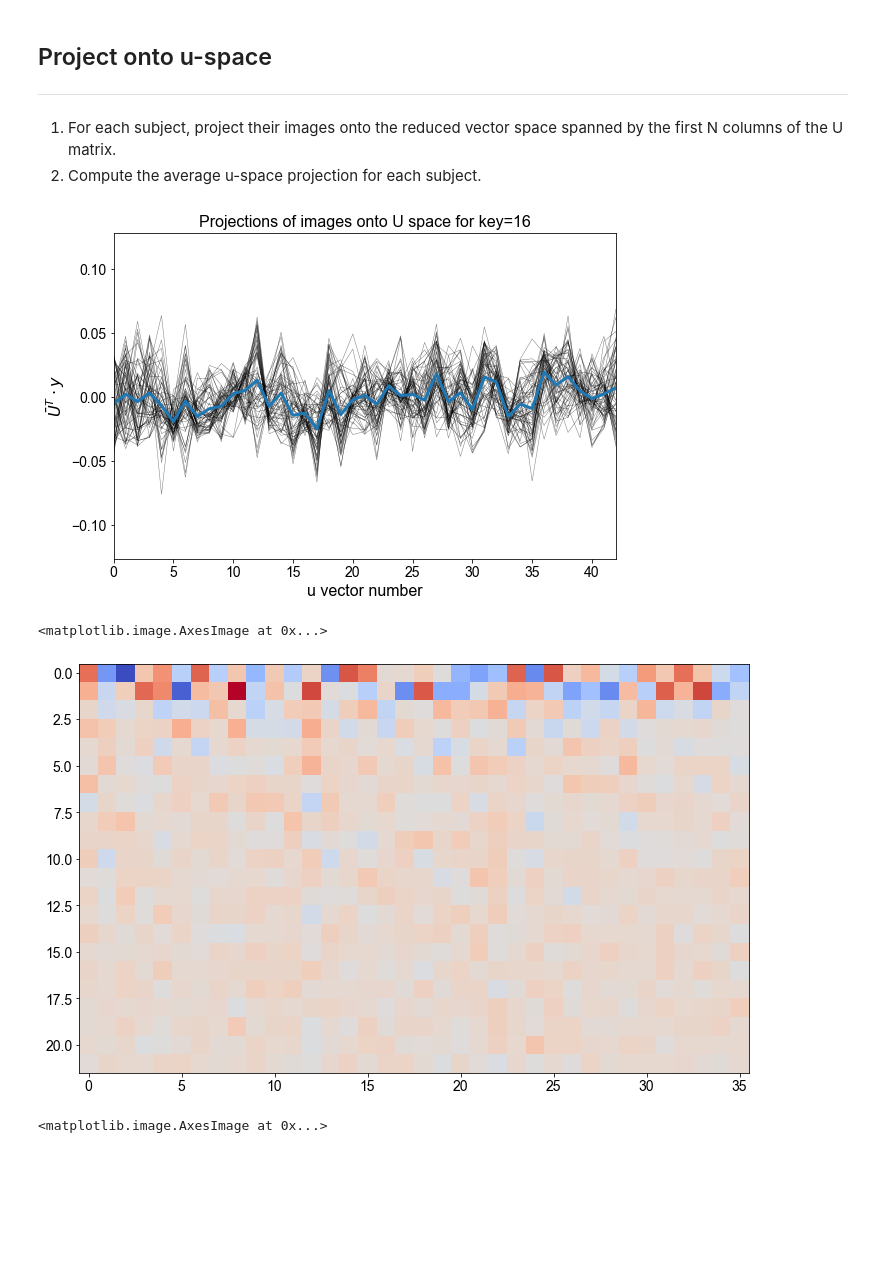
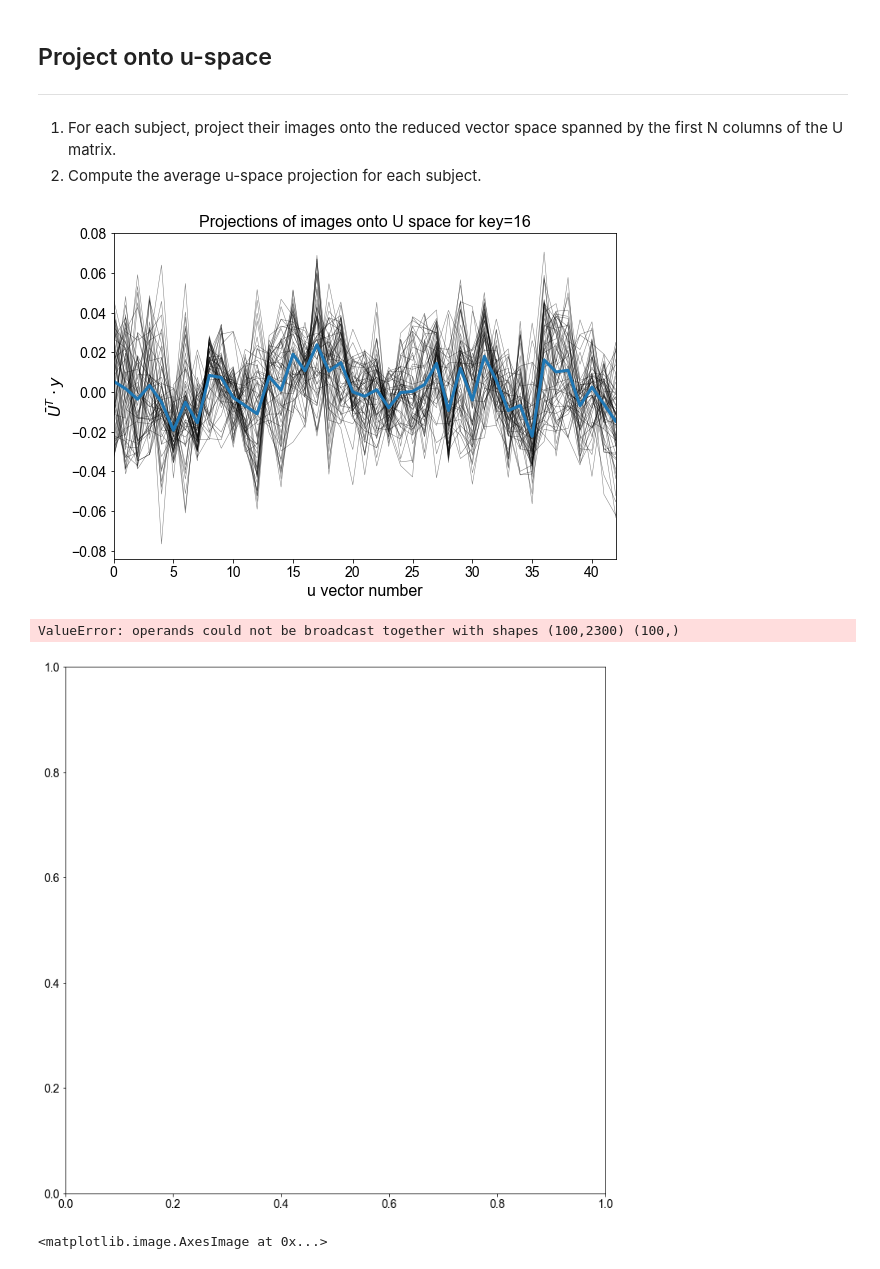
Before and after one commit to igred8/signal, a Jupyter notebook: signal/notebooks/1.0-image-classification-SVD-igad.ipynb, the cells around one changed output. Cells and saved outputs as stored; diff of their text form; code cells hidden in the pictures; blank space fills up the shorter version.

Commit message:
svd: reduce input dimensions

```diff
--- a/signal/notebooks/1.0-image-classification-SVD-igad.ipynb
+++ b/signal/notebooks/1.0-image-classification-SVD-igad.ipynb
@@ -109,7 +115,9 @@ for k in image_keys:
 # %%
-def load_img_vector( filepath, meanvec=None ):
+def load_img_vector( filepath, meanvec=None, smallerinput_pixels=None ):
     img = cv2.imread( filepath, flags=cv2.IMREAD_GRAYSCALE)
     imgvec = np.reshape(img, (-1, ))
+    if smallerinput_pixels is not None:
+        imgvec = imgvec[smallerinput_pixels]
     if meanvec is not None:
         imgvec = imgvec - meanvec
     return imgvec
@@ -123,12 +131,24 @@ NCOLS = 168
 # number of training images
 NTRAIN = sum([len(fns) for key,fns in train_fns.items()])
 
+smallerinput = True
+if smallerinput:
+    # init RNG
+    rng = np.random.default_rng(seed=42)
+    # how many dimensions?
+    N_XDIM = 10000
+    # randomly select inputs
+    pixels = rng.choice(NROWS*NCOLS, N_XDIM, replace=False)
+else:
+    N_XDIM = NROWS*NCOLS
+    pixels = None
+
 # init X matrix
-train_X = np.zeros([NROWS*NCOLS, NTRAIN], dtype=np.uint8)
+train_X = np.zeros([N_XDIM, NTRAIN], dtype=np.uint8)
 i = 0
 for key, fns in train_fns.items():
     for fn in fns:
-        imgvec = load_img_vector( image_filepath+fn )
+        imgvec = load_img_vector( image_filepath+fn, smallerinput_pixels=pixels )
         train_X[:,i] = imgvec
         i += 1
 
@@ -177,7 +197,7 @@ plt.show()
 2. Compute the average u-space projection for each subject.
 # %%
 # number of SVD vectors in dimension reduced U-space
-N_UVEC = 1000
+N_UVEC = 100
 umat_reduced = umat[:, :N_UVEC]
 
 key_projections = {}
@@ -187,7 +207,7 @@ for key, fns in train_fns.items():
     uproj = np.zeros([ N_UVEC, len(fns)])
 
     for i,fn in enumerate(fns):
-        imgvec = load_img_vector(image_filepath+fn, meanvec=train_meanvec)
+        imgvec = load_img_vector(image_filepath+fn, meanvec=train_meanvec, smallerinput_pixels=pixels)
 
         uproj_fn = (np.transpose(umat_reduced) @ imgvec) / svals[:N_UVEC]
 
@@ -211,15 +231,15 @@ ax.set_ylabel(r'$\bar{U}^T \cdot y$', fontsize=16)
 plt.title(f'Projections of images onto U space for key={keytemp}')
 plt.show()
 # %% [output]
-[figure, old version]
+[figure, new version]
 # %%
 fig,ax = plt.subplots(figsize=(12,12))
-train_projection = (np.transpose(umat_reduced) @ train_X_meansub) / svals[N_UVEC]
+train_projection = (np.transpose(umat_reduced) @ train_X_meansub) / svals[:N_UVEC]
 # plt.imshow(train_projection[:22,:64], aspect=1, cmap='coolwarm', vmin=-1.5e4,vmax=1.5e4)
 plt.imshow(train_projection[:22,4::64], aspect=1, cmap='coolwarm')
 # %% [output]
-<matplotlib.image.AxesImage at 0x...>
+ValueError: operands could not be broadcast together with shapes (100,2300) (100,)
-[figure, old version]
+[figure, new version]
 # %%
 # average projection of key onto u-space
 NKEYS = len(image_keys)
```
Also changed, not shown: parts of 12 cells of this notebook.
